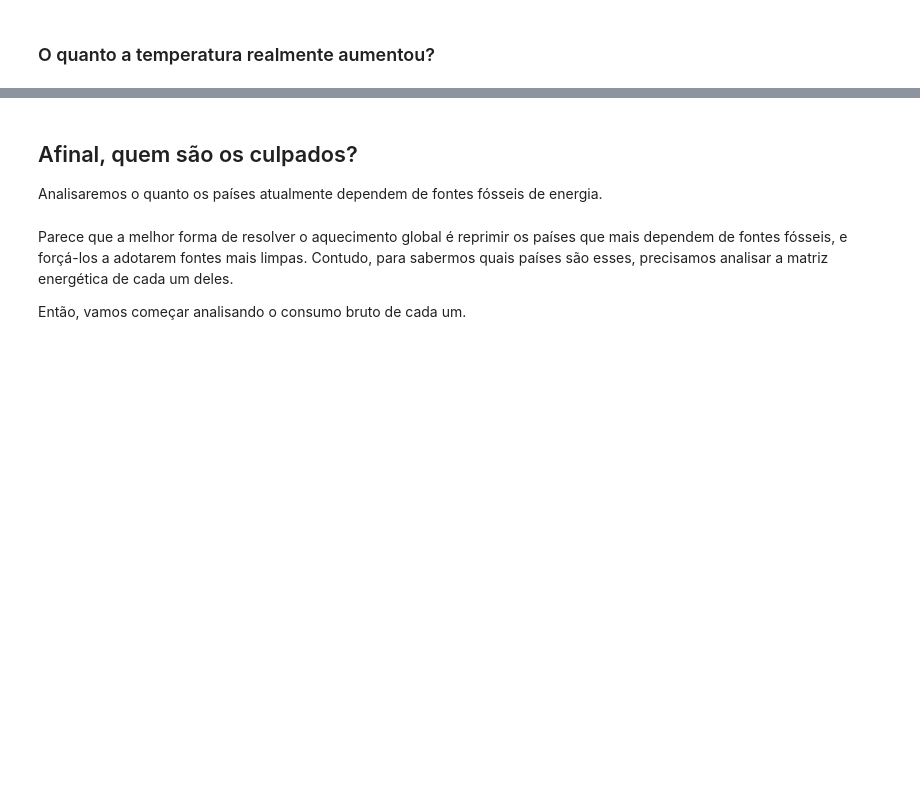
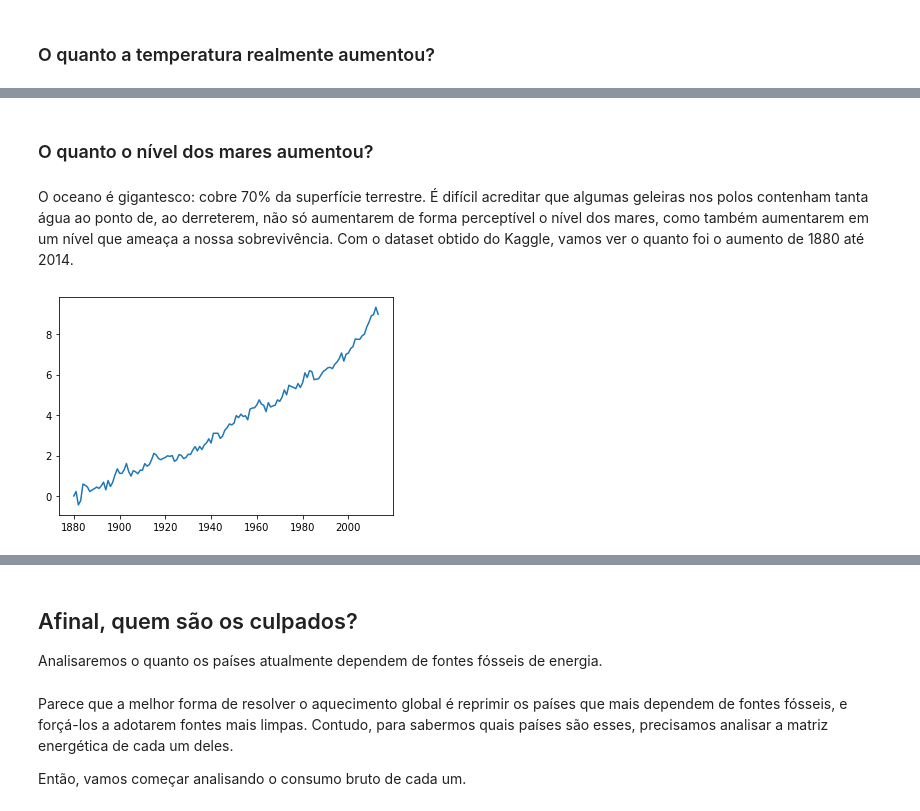
Before and after one commit to leoDomingos/Introducao-ao-aquecimento-global, a Jupyter notebook: main.ipynb, the cells around one changed output, grey strips where cells are left out. Saved outputs shown, nothing was run; the diff lists cells and outputs as text; code cells hidden in the pictures; blank space fills up the shorter version.

```diff
--- a/main.ipynb
+++ b/main.ipynb
@@ -144,0 +179,17 @@ análise da temperatura
+# %% [markdown]
+### O quanto o nível dos mares aumentou?
+# %% [markdown]
+O oceano é gigantesco: cobre 70% da superfície terrestre. É difícil acreditar que algumas geleiras nos polos contenham tanta água ao ponto de, ao derreterem, não só aumentarem de forma perceptível o nível dos mares, como também aumentarem em um nível que ameaça a nossa sobrevivência. Com o dataset obtido do Kaggle, vamos ver o quanto foi o aumento de 1880 até 2014.
+# %%
+sea_level_data = pd.read_csv("./data/epa-sea-level.csv")
+
+dict_sea_level = {year:[] for year in range(1880, 2015)}
+
+for index, row in sea_level_data.iterrows():
+    sea_level_year = int(row.Year[:4])
+    dict_sea_level[sea_level_year] = row["CSIRO Adjusted Sea Level"]
+# %%
+plt.plot(list(dict_sea_level.keys()), list(dict_sea_level.values()));
+# Plotar uma linha reta depois pra ficar legal
+# %% [output]
+[figure, added]
```
Also changed, not shown: parts of 19 cells of this notebook, 1 other file.
